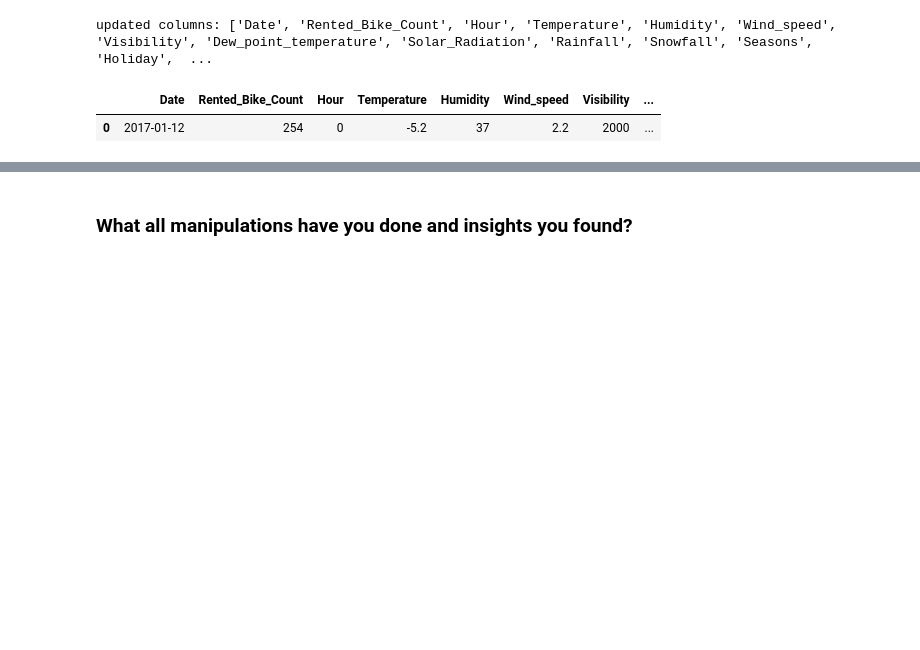
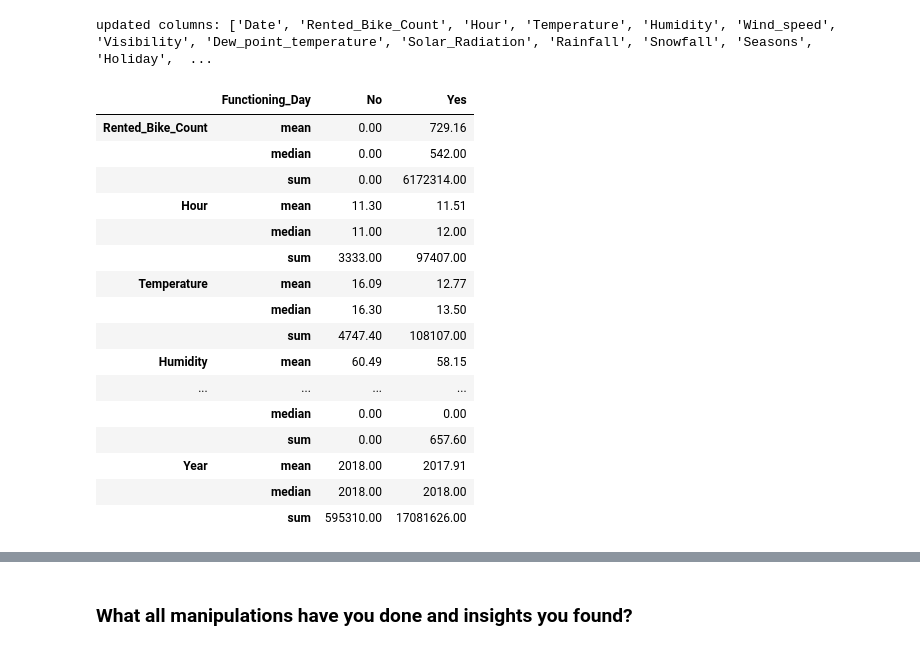
Before and after one commit to abhinav4201/Regression-Bike-Sharing-Demand-Prediction, a Jupyter notebook: Supervised_Regression_Bike_Demand_Prediction_Capstone_2.ipynb, the cells around one changed output, grey strips where cells are left out. Cells and saved outputs as stored; diff of their text form; code cells hidden in the pictures; blank space fills up the shorter version.

```diff
--- a/Supervised_Regression_Bike_Demand_Prediction_Capstone_2.ipynb
+++ b/Supervised_Regression_Bike_Demand_Prediction_Capstone_2.ipynb
@@ -336,16 +336,11 @@ updated columns: ['Date', 'Rented_Bike_Count', 'Hour', 'Temperature', 'Humidity'
 df['Date'] = pd.to_datetime(df['Date'], infer_datetime_format=True)
 # %%
 #Extracting month from date column
-df['month'] = pd.DatetimeIndex(df['Date']).month
-df['month'] = df['month'].apply(lambda x: calendar.month_abbr[x])
+df['Month'] = pd.DatetimeIndex(df['Date']).month
+df['Month'] = df['Month'].apply(lambda x: calendar.month_abbr[x])
 
 #Extracting day name from date
-df['day'] = df['Date'].dt.day_name()
+df['Day'] = df['Date'].dt.day_name()
 
 #Extracting year
-df['year'] = df['Date'].dt.year
-
-df.head(1)
+df['Year'] = df['Date'].dt.year
-# %% [output]
-|  | Date | Rented_Bike_Count | Hour | Temperature | Humidity | Wind_speed | Visibility | ... |
-| 0 | 2017-01-12 | 254 | 0 | -5.2 | 37 | 2.2 | 2000 | ... |
@@ -351,0 +350,21 @@ df.head(1)
+# %%
+# Functioning_Day mean, median and sum
+df.groupby('Functioning_Day').agg(['mean','median','sum']).T
+# %% [output]
+|  | Functioning_Day | No | Yes |
+| Rented_Bike_Count | mean | 0.00 | 729.16 |
+|  | median | 0.00 | 542.00 |
+|  | sum | 0.00 | 6172314.00 |
+| Hour | mean | 11.30 | 11.51 |
+|  | median | 11.00 | 12.00 |
+|  | sum | 3333.00 | 97407.00 |
+| Temperature | mean | 16.09 | 12.77 |
+|  | median | 16.30 | 13.50 |
+|  | sum | 4747.40 | 108107.00 |
+| Humidity | mean | 60.49 | 58.15 |
+| ... | ... | ... | ... |
+|  | median | 0.00 | 0.00 |
+|  | sum | 0.00 | 657.60 |
+| Year | mean | 2018.00 | 2017.91 |
+|  | median | 2018.00 | 2018.00 |
+|  | sum | 595310.00 | 17081626.00 |
```
Also changed, not shown: parts of 17 cells of this notebook.
